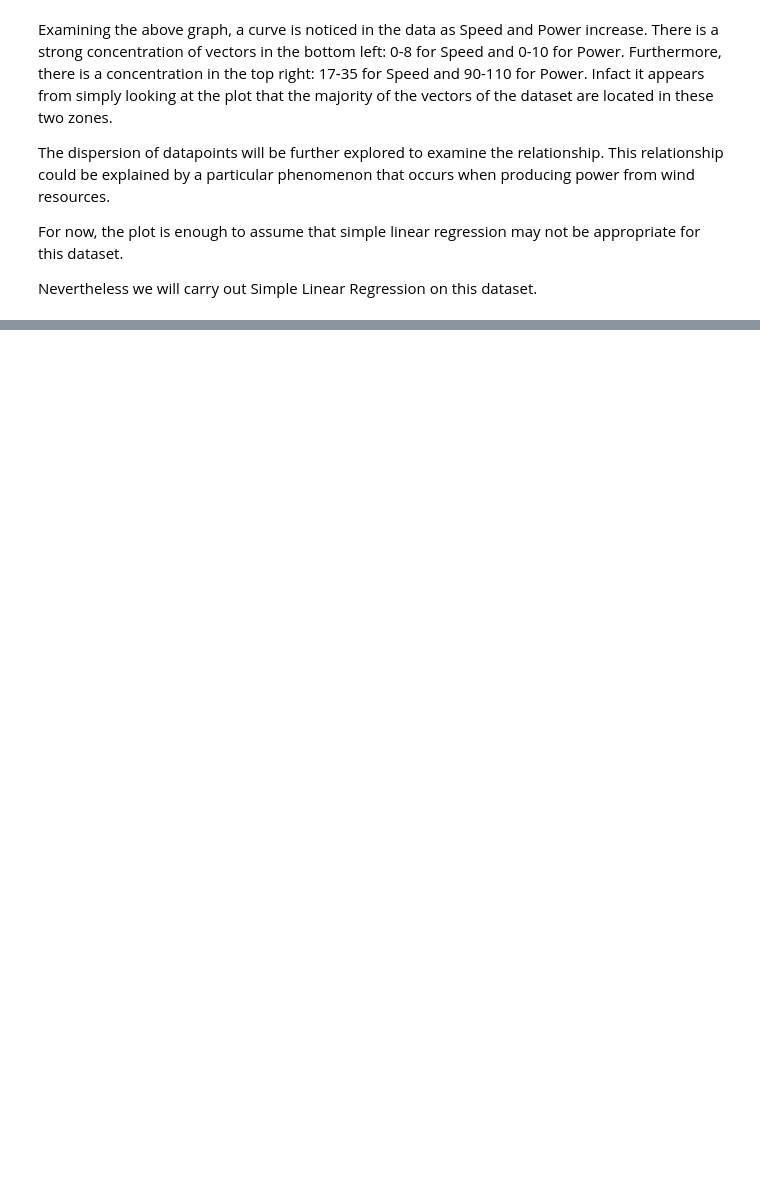
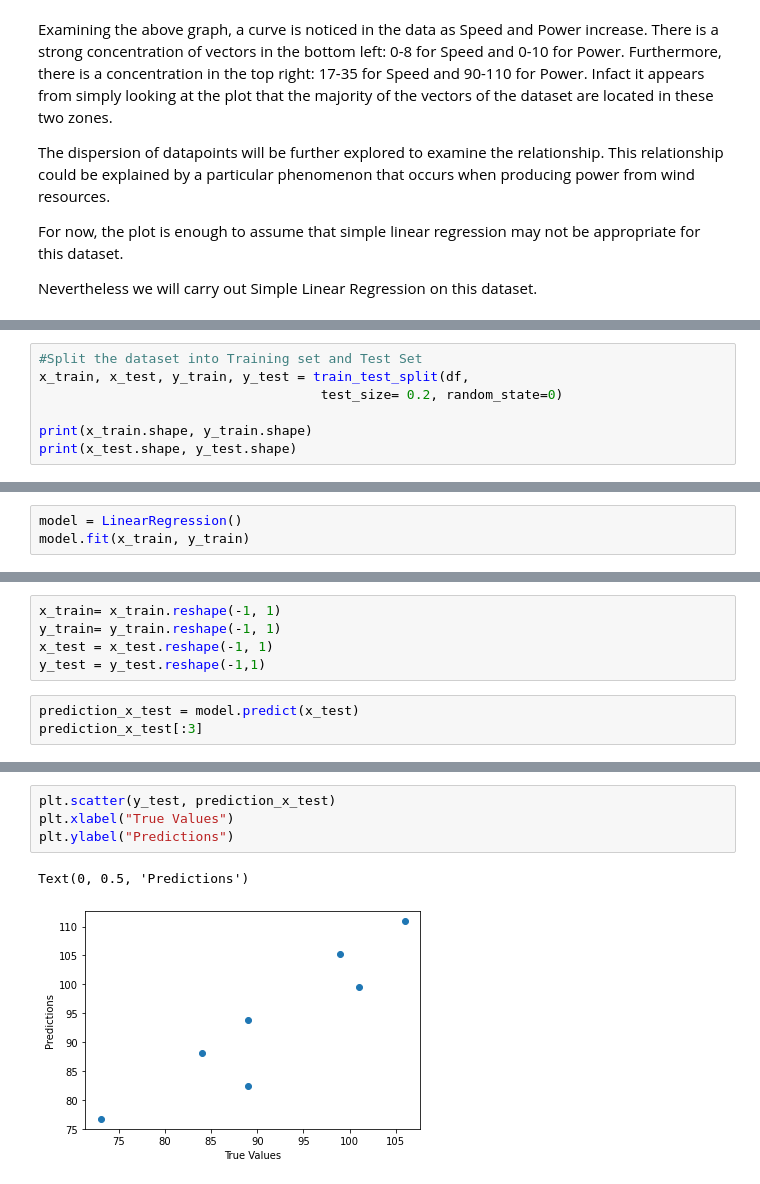
Before and after one commit to PJFinnerty/Project-2020-52446, a Jupyter notebook: pastemat.ipynb, the cells around one changed output, grey strips where cells are left out. Drawn from its saved outputs; the diff is of its cells as text; blank space fills up the shorter version.

```diff
--- a/pastemat.ipynb
+++ b/pastemat.ipynb
@@ -21,0 +78,7 @@ Plot_2
+# %%
+#Split the dataset into Training set and Test Set
+x_train, x_test, y_train, y_test = train_test_split(df,
+                                    test_size= 0.2, random_state=0)
+
+print(x_train.shape, y_train.shape)
+print(x_test.shape, y_test.shape)
@@ -21,0 +87,3 @@ Plot_2
+# %%
+model = LinearRegression()
+model.fit(x_train, y_train)
@@ -21,0 +92,8 @@ Plot_2
+# %%
+x_train= x_train.reshape(-1, 1)
+y_train= y_train.reshape(-1, 1)
+x_test = x_test.reshape(-1, 1)
+y_test = y_test.reshape(-1,1)
+# %%
+prediction_x_test = model.predict(x_test)
+prediction_x_test[:3]
@@ -21,0 +135,7 @@ Plot_2
+# %%
+plt.scatter(y_test, prediction_x_test)
+plt.xlabel("True Values")
+plt.ylabel("Predictions")
+# %% [output]
+Text(0, 0.5, 'Predictions')
+[figure, added]
```
Also changed, not shown: parts of 15 cells of this notebook, 4 other files.
